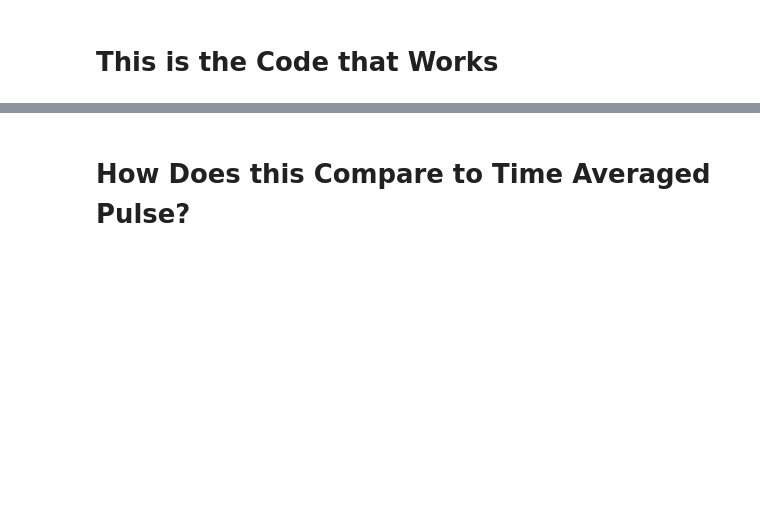
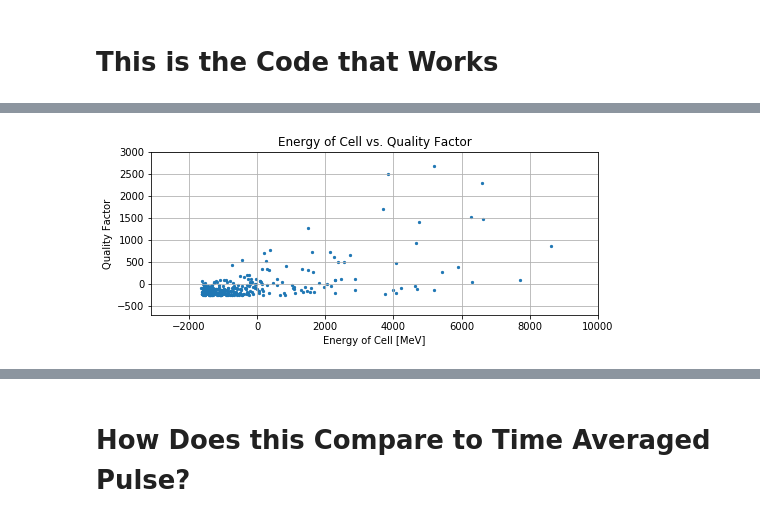
Before and after one commit to lukepolson/Summer_2019, a Jupyter notebook: Search_Specific_Cell_Pulses.ipynb, the cells around one changed output, grey strips where cells are left out. Saved outputs shown, nothing was run; the diff lists cells and outputs as text; code cells hidden in the pictures; blank space fills up the shorter version.

```diff
--- a/Search_Specific_Cell_Pulses.ipynb
+++ b/Search_Specific_Cell_Pulses.ipynb
@@ -104,0 +153,16 @@ plt.show()
+# %%
+fig, ax = plt.subplots(1,1, figsize=(8,3))
+
+ax.scatter(df['ECell']-df['ECell'].mean(), df['QuaCell']-df['QuaCell'].mean(),
+          s=5)
+ax.set_xlabel('Energy of Cell [MeV]')
+ax.set_ylabel('Quality Factor')
+
+ax.set_xlim(None, 10000)
+ax.set_ylim(None, 3000)
+
+ax.set_title('Energy of Cell vs. Quality Factor')
+ax.grid()
+plt.show()
+# %% [output]
+[figure, added]
```
Also changed, not shown: parts of 16 cells of this notebook, 15 other files.
